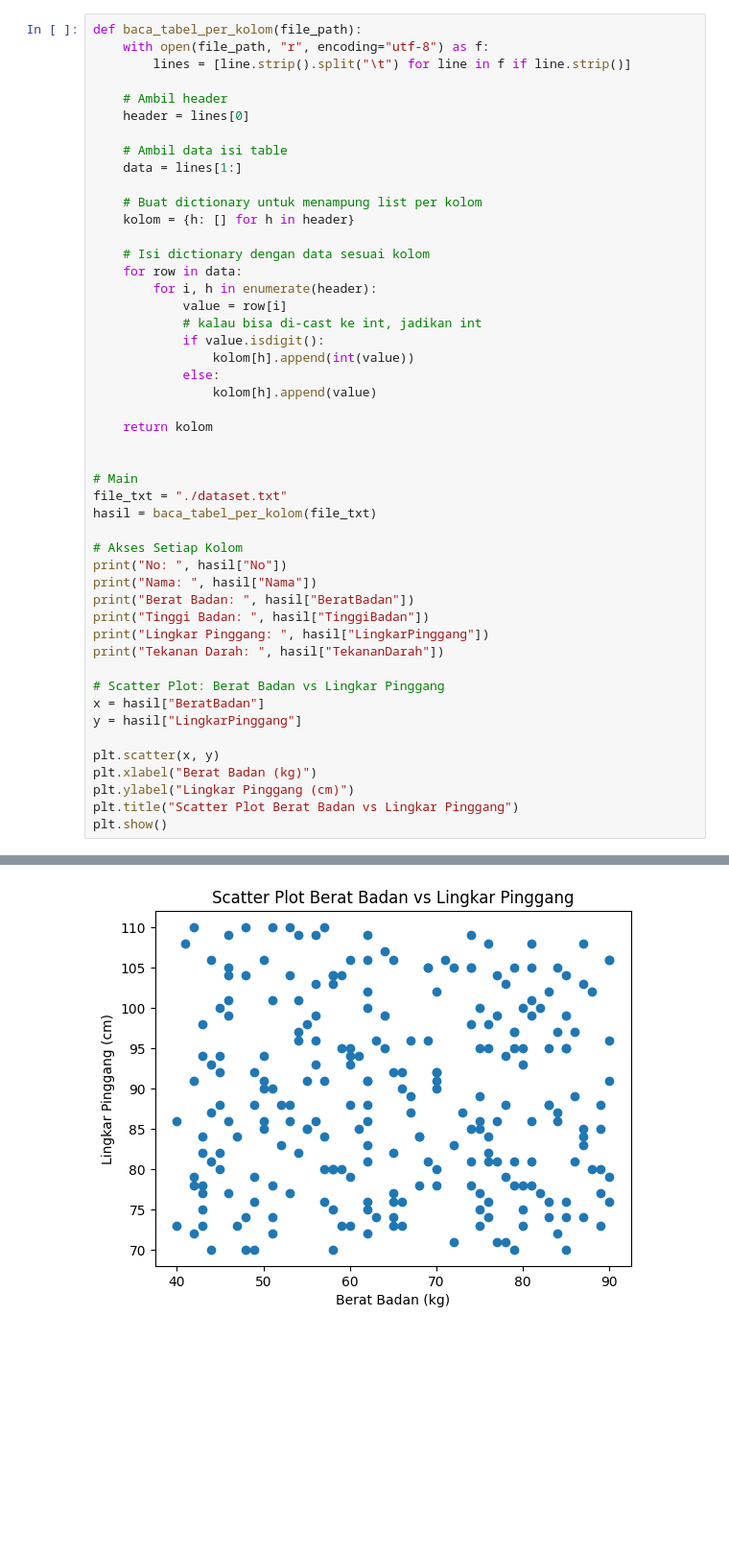
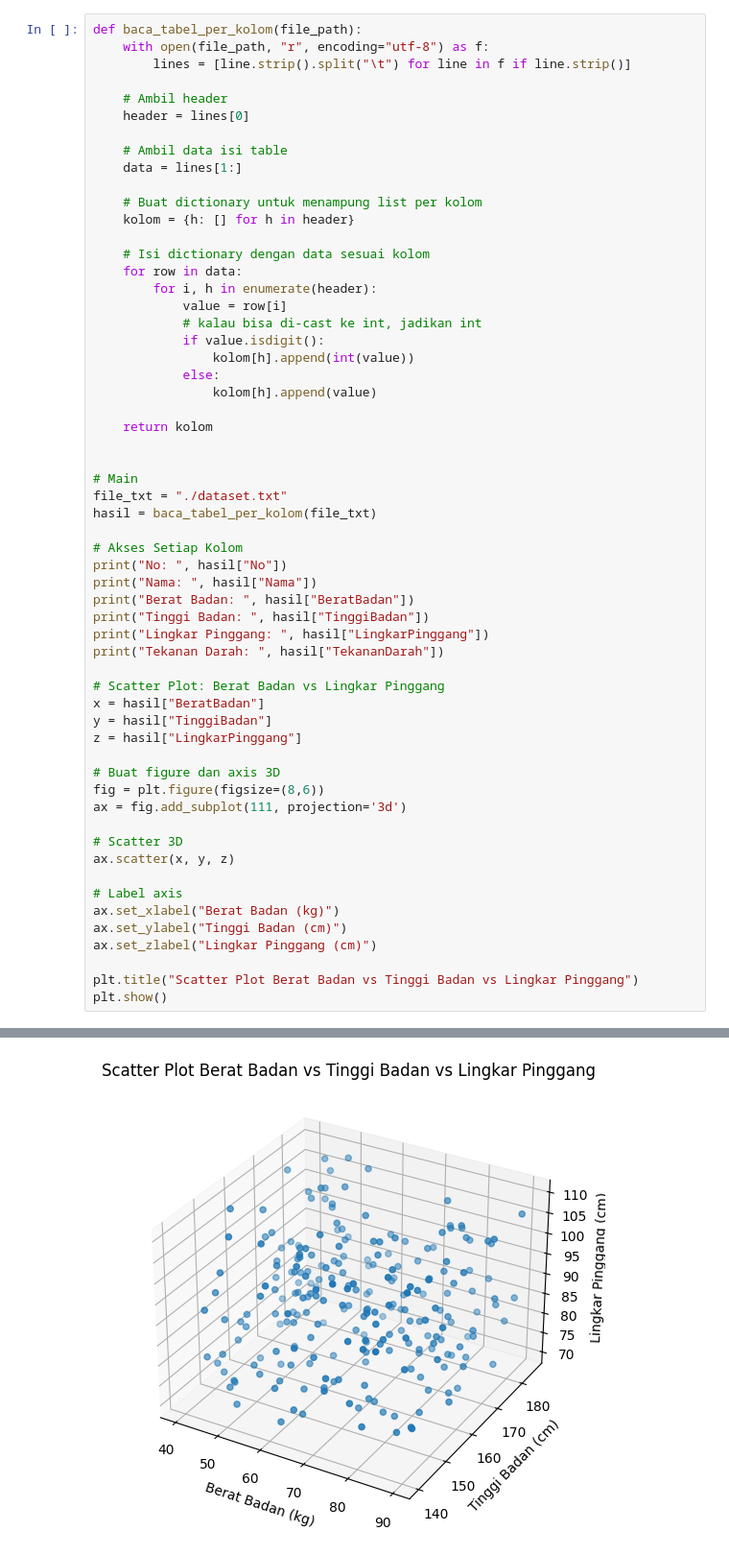
Before and after one commit to ade-nugraha306/k-means-4d, a Jupyter notebook: main.ipynb, the cells around one changed output, grey strips where cells are left out. Shown at 96% size. Cells and saved outputs as stored; diff of their text form; blank space fills up the shorter version.

```diff
--- a/main.ipynb
+++ b/main.ipynb
@@ -24,37 +27,47 @@ def baca_tabel_per_kolom(file_path):
                 kolom[h].append(int(value))
             else:
                 kolom[h].append(value)
 
     return kolom
 
 
 # Main
 file_txt = "./dataset.txt"
 hasil = baca_tabel_per_kolom(file_txt)
 
 # Akses Setiap Kolom
 print("No: ", hasil["No"])
 print("Nama: ", hasil["Nama"])
 print("Berat Badan: ", hasil["BeratBadan"])
 print("Tinggi Badan: ", hasil["TinggiBadan"])
 print("Lingkar Pinggang: ", hasil["LingkarPinggang"])
 print("Tekanan Darah: ", hasil["TekananDarah"])
 
 # Scatter Plot: Berat Badan vs Lingkar Pinggang
 x = hasil["BeratBadan"]
-y = hasil["LingkarPinggang"]
+y = hasil["TinggiBadan"]
+z = hasil["LingkarPinggang"]
 
-plt.scatter(x, y)
-plt.xlabel("Berat Badan (kg)")
-plt.ylabel("Lingkar Pinggang (cm)")
-plt.title("Scatter Plot Berat Badan vs Lingkar Pinggang")
+# Buat figure dan axis 3D
+fig = plt.figure(figsize=(8,6))
+ax = fig.add_subplot(111, projection='3d')
+
+# Scatter 3D
+ax.scatter(x, y, z)
+
+# Label axis
+ax.set_xlabel("Berat Badan (kg)")
+ax.set_ylabel("Tinggi Badan (cm)")
+ax.set_zlabel("Lingkar Pinggang (cm)")
+
+plt.title("Scatter Plot Berat Badan vs Tinggi Badan vs Lingkar Pinggang")
 plt.show()
 # %% [output]
 No:  [1, 2, 3, 4, 5, 6, 7, 8, 9, 10, 11, 12, 13, 14, 15, 16, 17, 18, 19, 20, 21, 22, 23, 24, 25, 26, 27, 28, 29, 30, 31, 32, 33, 34, 35, 36, 37, 38, 39, 40, 41, 42, 43, 44, 45, 46, 47, 48, 49, 50, 51, ...
 Nama:  ['Terry Jones', 'Alexander Alexander', 'Brendan Barton', 'Edward Griffith', 'Benjamin Miranda', 'William Lang', 'Clinton Hicks', 'Christopher Roberts', 'Jennifer Smith', 'Brittany Grimes', 'Dav ...
 Berat Badan:  [51, 87, 62, 67, 62, 79, 80, 59, 43, 80, 53, 43, 56, 69, 62, 86, 42, 86, 44, 69, 45, 45, 46, 88, 65, 49, 85, 46, 70, 43, 48, 57, 84, 83, 89, 41, 66, 87, 79, 51, 79, 67, 56, 58, 80, 78, 6 ...
 Tinggi Badan:  [176, 180, 172, 173, 155, 183, 142, 149, 154, 149, 173, 182, 161, 163, 149, 158, 170, 147, 174, 143, 146, 154, 153, 165, 163, 144, 181, 175, 184, 147, 173, 180, 162, 167, 145, 175, 150, ...
 Lingkar Pinggang:  [101, 85, 81, 89, 109, 97, 95, 80, 78, 93, 104, 75, 99, 105, 75, 97, 72, 89, 81, 105, 80, 82, 86, 102, 92, 76, 99, 104, 92, 94, 104, 110, 87, 76, 77, 108, 76, 83, 105, 110, 70, 96,  ...
 Tekanan Darah:  [138, 98, 96, 128, 87, 93, 117, 101, 76, 86, 136, 91, 147, 109, 124, 71, 92, 111, 105, 124, 84, 143, 76, 105, 78, 97, 95, 127, 108, 89, 139, 97, 121, 142, 87, 112, 121, 89, 107, 109, 1 ...
-[figure, old version]
+[figure, new version]
 # %%
```
Also changed, not shown: parts of 3 cells of this notebook.
